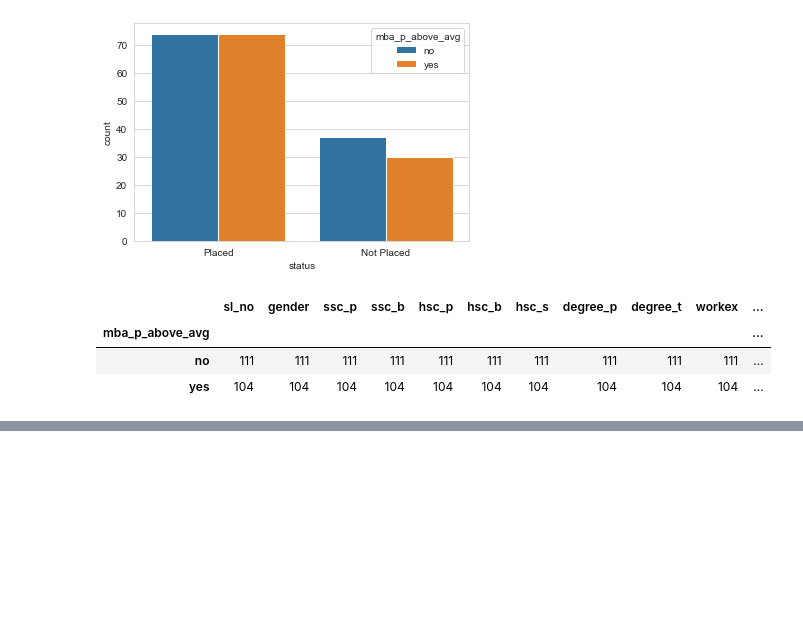
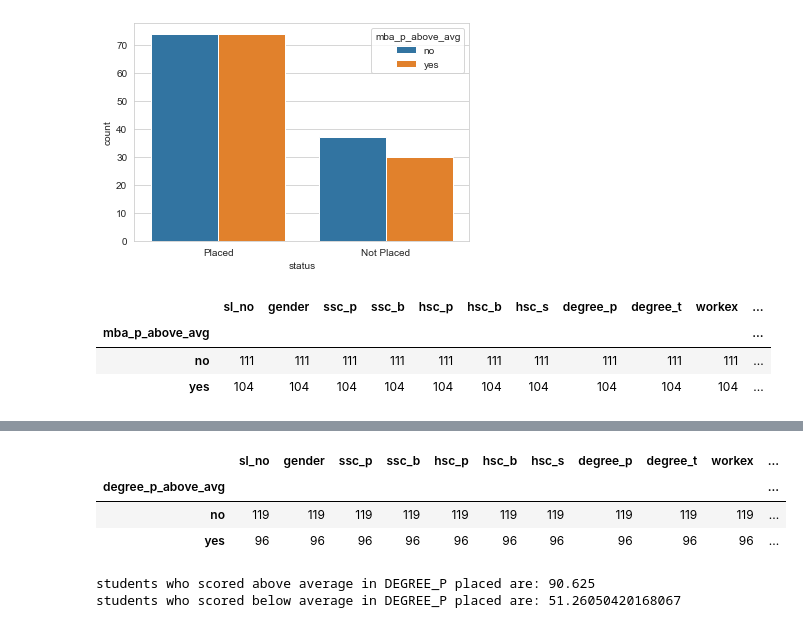
Before and after one commit to SaiSatya16/Hackathon-BrainDead-IIEST, a Jupyter notebook: Problem-1/Satya_notebook.ipynb, the cells around one changed output, grey strips where cells are left out. Drawn from its saved outputs; the diff is of its cells as text; code cells hidden in the pictures; blank space fills up the shorter version.

```diff
--- a/Problem-1/Satya_notebook.ipynb
+++ b/Problem-1/Satya_notebook.ipynb
@@ -484,0 +594,17 @@ df.groupby('mba_p_above_avg').count()
+# %%
+df.groupby('degree_p_above_avg').count()
+# %% [output]
+|  | sl_no | gender | ssc_p | ssc_b | hsc_p | hsc_b | hsc_s | degree_p | degree_t | workex | ... |
+| degree_p_above_avg |  |  |  |  |  |  |  |  |  |  | ... |
+| no | 119 | 119 | 119 | 119 | 119 | 119 | 119 | 119 | 119 | 119 | ... |
+| yes | 96 | 96 | 96 | 96 | 96 | 96 | 96 | 96 | 96 | 96 | ... |
+# %%
+degree_p_av_y = 96
+degree_p_av_n = 119
+degree_p_av_y_placed = 87
+degree_p_av_n_placed = 61
+print("students who scored above average in DEGREE_P placed are:",degree_p_av_y_placed/degree_p_av_y*100)
+print("students who scored below average in DEGREE_P placed are:",degree_p_av_n_placed/degree_p_av_n*100)
+# %% [output]
+students who scored above average in DEGREE_P placed are: 90.625
+students who scored below average in DEGREE_P placed are: 51.26050420168067
```
Also changed, not shown: parts of 18 cells of this notebook.
